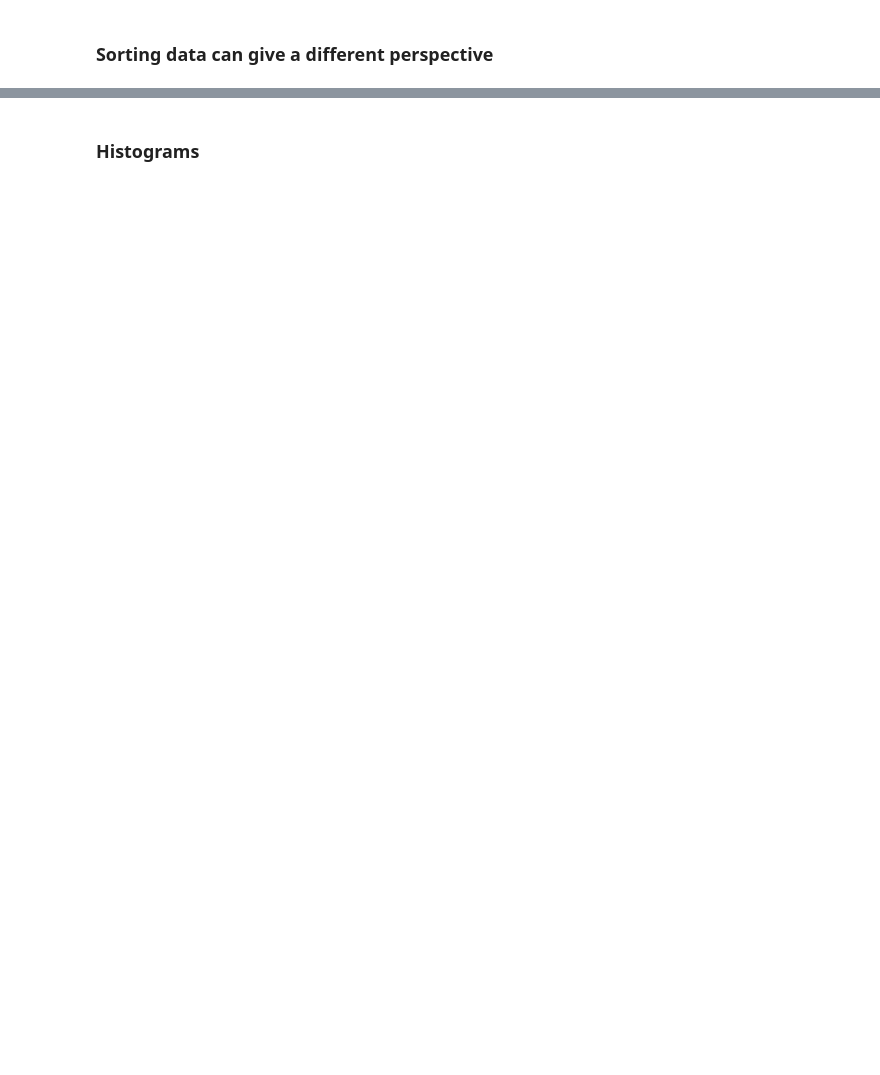
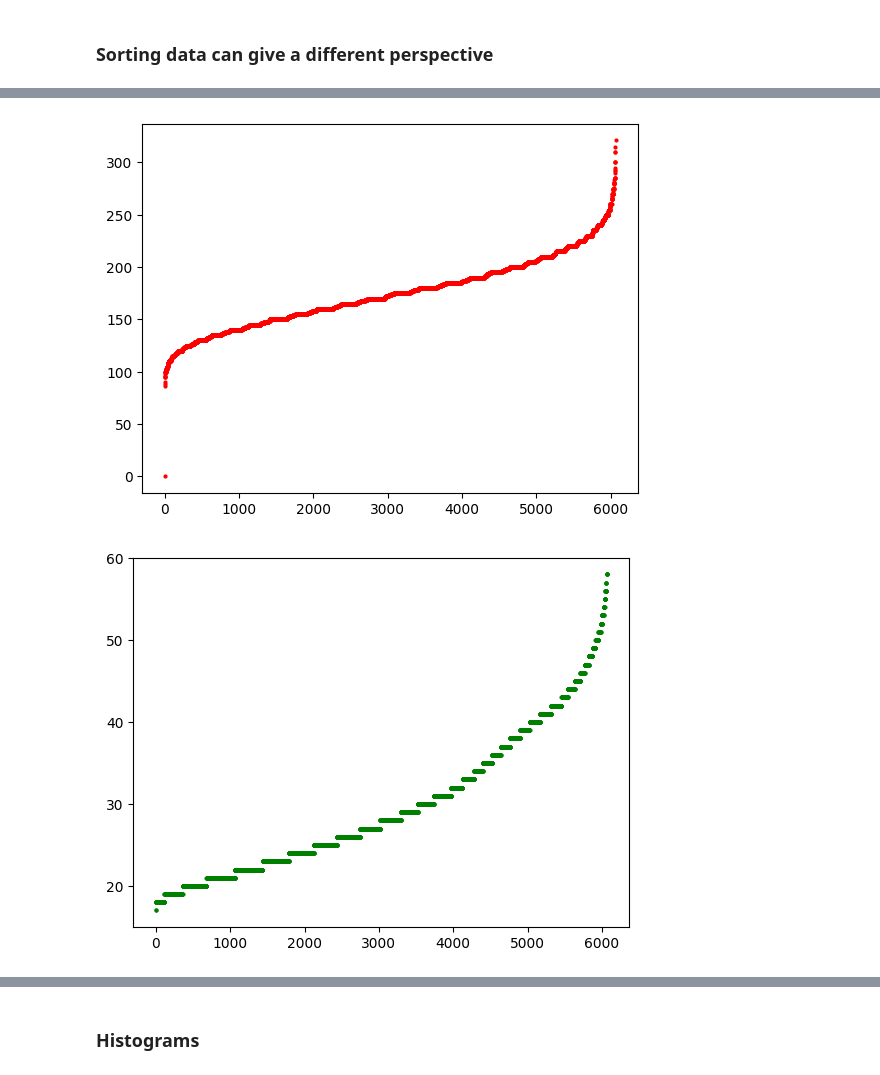
Before and after one commit to msdvml/msdv_machinelearning_WK02, a Jupyter notebook: WK02.ipynb, the cells around one changed output, grey strips where cells are left out. Cells and saved outputs as stored; diff of their text form; code cells hidden in the pictures; blank space fills up the shorter version.

```diff
--- a/WK02.ipynb
+++ b/WK02.ipynb
@@ -508,0 +862,19 @@ plt.show()
+# %%
+# TODO: repeat for weight and age
+
+sorted_weights = sorted(weights)
+plt.plot(sorted_weights, "ro", markersize=2)
+plt.show()
+
+sorted_ages = sorted(ages)
+plt.plot(sorted_ages, "go", markersize=2)
+plt.show()
+
+plt.plot(sorted_heights, "bo", markersize=2)
+plt.plot(sorted_weights, "ro", markersize=2)
+plt.plot(sorted_ages, "go", markersize=2)
+
+plt.show()
+# %% [output]
+[figure, added]
+[figure, added]
```
Also changed, not shown: parts of 60 cells of this notebook.
